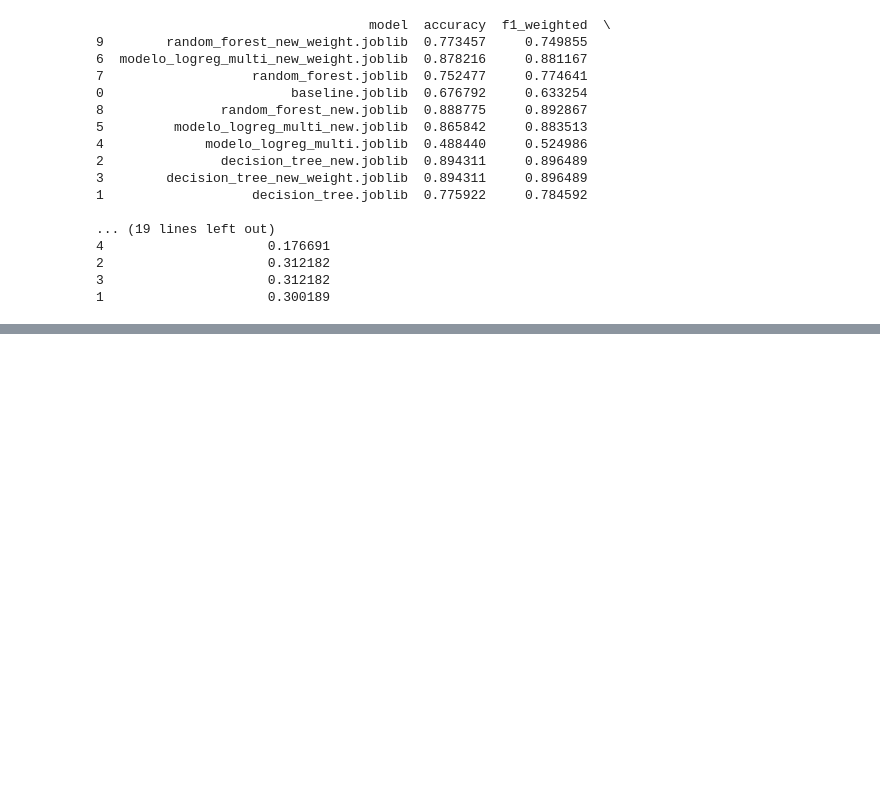
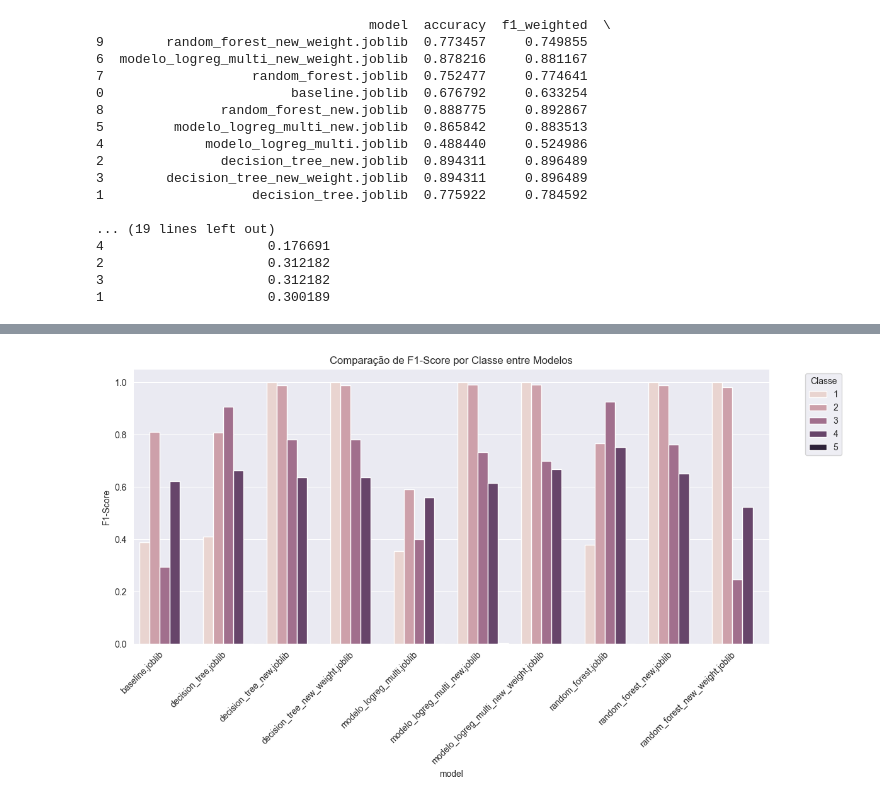
Before and after one commit to biammartins05-sketch/Triagem, a Jupyter notebook: data quality/testagem_modelos.ipynb, the cells around one changed output, grey strips where cells are left out. Saved outputs shown, nothing was run; the diff lists cells and outputs as text; code cells hidden in the pictures; blank space fills up the shorter version.

```diff
--- a/data quality/testagem_modelos.ipynb
+++ b/data quality/testagem_modelos.ipynb
@@ -175,0 +211,13 @@ df_final.to_csv("model_comparison.csv", index=False)
+# %%
+plt.figure(figsize=(12, 7))
+sns.barplot(data=df_f1_all, x='model', y='f1_score', hue='class')
+
+plt.title("Comparação de F1-Score por Classe entre Modelos")
+plt.xticks(rotation=45, ha='right')
+plt.ylabel("F1-Score")
+plt.legend(title="Classe", bbox_to_anchor=(1.05, 1), loc='upper left')
+
+plt.tight_layout()
+plt.show()
+# %% [output]
+[figure, added]
```
Also changed, not shown: parts of 4 cells of this notebook, 3 other files.
